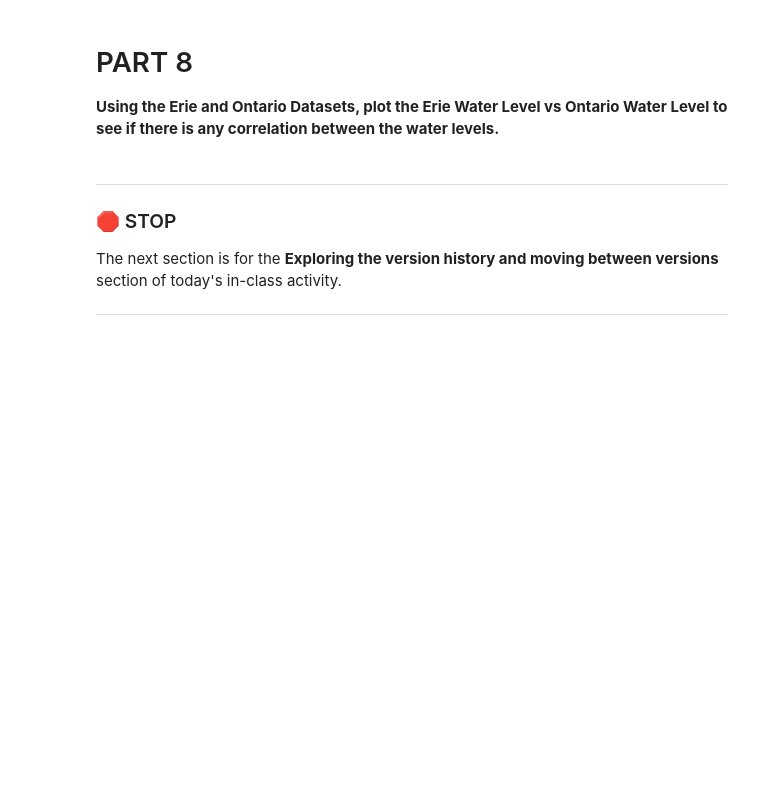
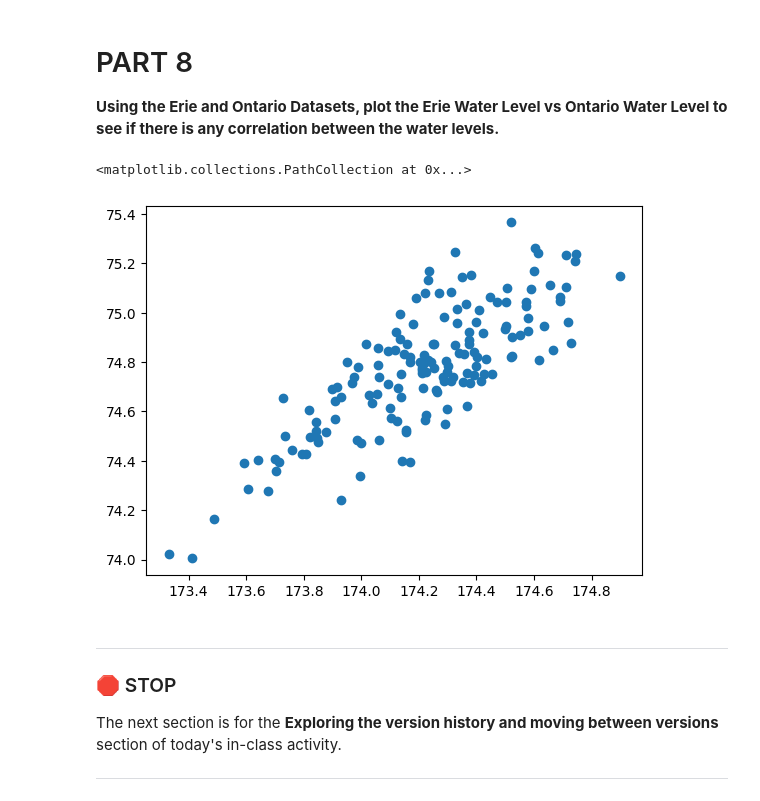
Before and after one commit to Attulya-Pratap-Gupta/CMSE202_Git_Started, a Jupyter notebook: Great_Lakes_and_Grand_River.ipynb, the cells around one changed output. Cells and saved outputs as stored; diff of their text form; code cells hidden in the pictures; blank space fills up the shorter version.

```diff
--- a/Great_Lakes_and_Grand_River.ipynb
+++ b/Great_Lakes_and_Grand_River.ipynb
@@ -107,3 +105,15 @@ Text(0.5, 1.0, 'Year vs Water Level')
+# %%
+# Insert Code Here
+eri = pd.read_csv('data/eri.csv')
+ont = pd.read_csv('data/ont.csv')
+
+x = eri['Unnamed: 1']
+y = ont['AnnAvg']
+
+plt.scatter(x, y)
+# %% [output]
+<matplotlib.collections.PathCollection at 0x...>
+[figure, added]
 # %% [markdown]
 ---
 ### &#128721; STOP
```
Also changed, not shown: parts of 1 cell of this notebook.
